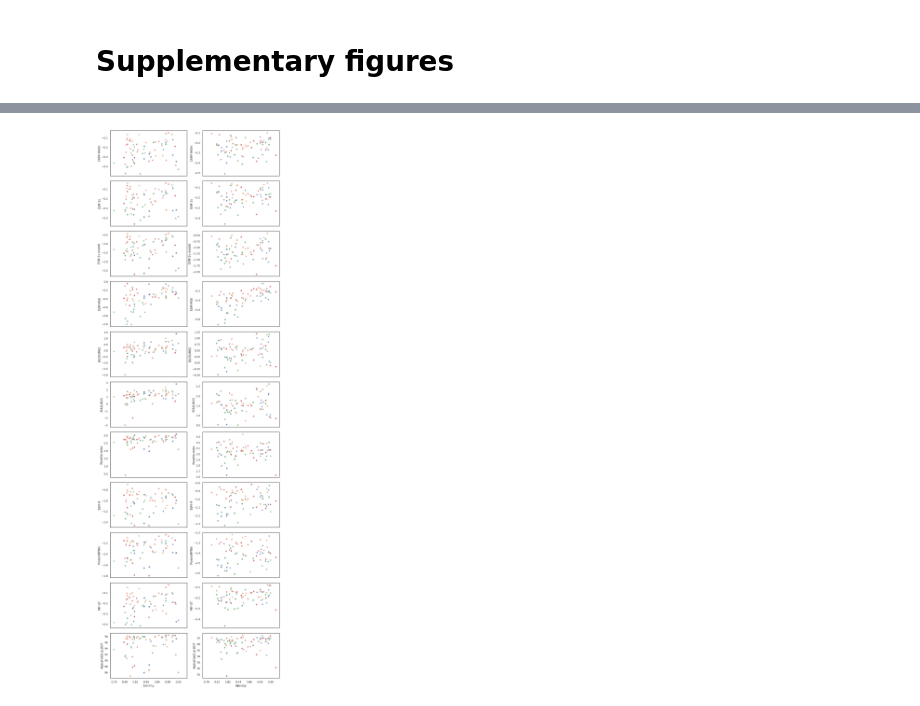
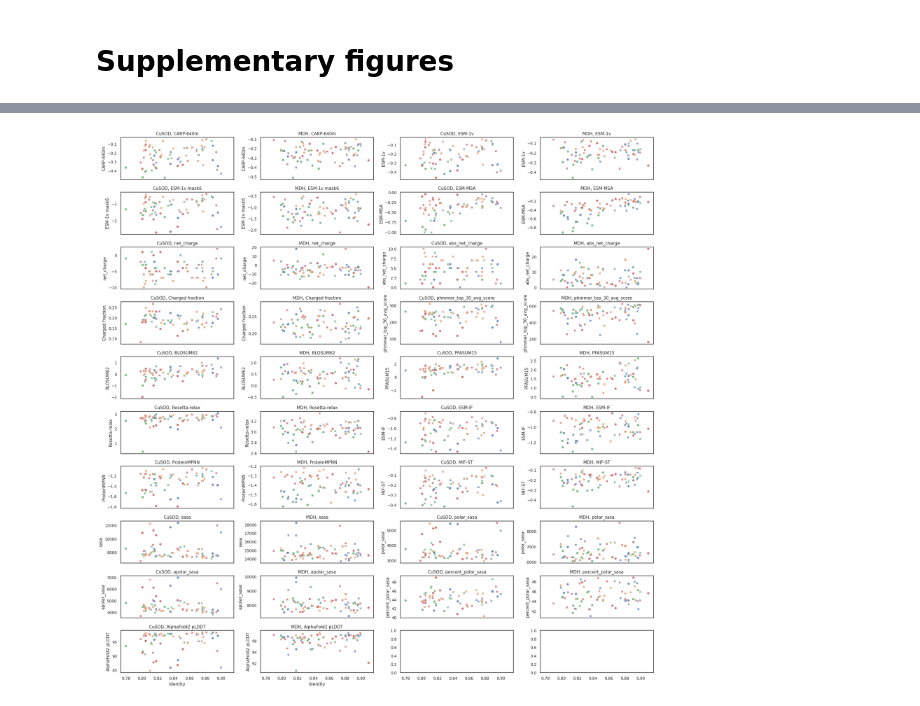
Before and after one commit to seanrjohnson/protein_scoring, a Jupyter notebook: notebooks_for_figures/experimentally_tested_sequences_figures.ipynb, the cells around one changed output, grey strips where cells are left out. Cells and saved outputs as stored; diff of their text form; code cells hidden in the pictures.

Commit message:
quantitative assay data

```diff
--- a/notebooks_for_figures/experimentally_tested_sequences_figures.ipynb
+++ b/notebooks_for_figures/experimentally_tested_sequences_figures.ipynb
@@ -17,6 +19,7 @@ from pathlib import Path
 # %%
 MAIN_TEXT_METRICS = ["CARP-640m", "ESM-1v", "ESM-MSA", "BLOSUM62", "Identity", "Rosetta-relax", "ESM-IF", "ProteinMPNN", "MIF-ST", "AlphaFold2 pLDDT"]
-ALL_METRICS = ["CARP-640m", "ESM-1v", "ESM-1v mask6", "ESM-MSA", "BLOSUM62", "PFASUM15", "Identity", "Rosetta-relax", "ESM-IF", "ProteinMPNN", "MIF-ST", "AlphaFold2 pLDDT"]#, "longest_repeat_1", "longest_repeat_2"]
+ALL_METRICS = ["net_charge", "abs_net_charge", "Charged fraction", "CARP-640m", "ESM-1v", "ESM-1v mask6", "ESM-MSA", "phmmer_top_30_avg_score", "BLOSUM62", "PFASUM15", "Identity", "Rosetta-relax", "ESM-IF", "ProteinMPNN", "MIF-ST", "sasa", "polar_sasa", "apolar_sasa", "percent_polar_sasa", "AlphaFold2 pLDDT"] #, "longest_repeat_1", "longest_repeat_2"]
+
 MODEL_HUE_ORDER = ["test", "ASR", "GAN", "ESM-MSA"]
 ACTIVITY_STYLE_ORDER = [0,1]
 ROUND_HUE_ORDER = ["round1","round2"]
@@ -29,6 +32,7 @@ heatmap_cmap="Blues"
 
 set_colors_map=OrderedDict([
     ("passing","#17becf"),
+    ("selected","#17becf"),
     ("control","#9467bd"),
     ("round 2","black")
 ])
@@ -319,20 +397,24 @@ plt.savefig(f"{outdir}/round2_supplemental_metrics_{family}.png", dpi=300)
 # %%
-fig, axes = plt.subplots(len(ALL_METRICS) - 1, 2, sharex=True, sharey=False, figsize=(10,30))
-for family_i, family in enumerate(["CuSOD", "MDH"]):
-    metric_i = 0
-    df = experimentally_tested_metrics[
-    (experimentally_tested_metrics['Round'] == 'round2') &
-    (experimentally_tested_metrics['Model'] != "pre-test" ) &
-    (experimentally_tested_metrics['Family'] == family)
-    ]
-    for metric in ALL_METRICS:
-        if metric == "Identity":
-            continue
-        ax = sns.scatterplot(x="Identity", y=metric, data=df, alpha=0.8, ax=axes[metric_i, family_i], hue="Model", hue_order=MODEL_HUE_ORDER, style="Activity", style_order=ACTIVITY_STYLE_ORDER)
-        metric_i += 1
+fig, axes = plt.subplots(math.ceil((len(ALL_METRICS) - 1)/2), 4, sharex=True, sharey=False, figsize=(20,20))
+axes = axes.flat
+ax_i = -1
+for metric in ALL_METRICS:
+    if metric == "Identity":
+        continue
+
+    for family_i, family in enumerate(["CuSOD", "MDH"]):
+        df = experimentally_tested_metrics[
+        (experimentally_tested_metrics['Round'] == 'round2') &
+        (experimentally_tested_metrics['Model'] != "pre-test" ) &
+        (experimentally_tested_metrics['Family'] == family)
+        ]
+        ax_i += 1
+        ax = sns.scatterplot(x="Identity", y=metric, data=df, alpha=0.8, ax=axes[ax_i], hue="Model", hue_order=MODEL_HUE_ORDER, style="Activity", style_order=ACTIVITY_STYLE_ORDER)
+        ax.title.set_text(f"{family}, {metric}")
         ax.get_legend().remove()
+
 plt.tight_layout()
 plt.savefig(f"{outdir}/round2_supplemental_metrics_vs_identity_CuSOD_left_MDH_right.png", dpi=300)
 # %% [output]
-[figure, old version]
+[figure, new version]
 # %%
```
Also changed, not shown: parts of 16 cells of this notebook, 7 other files.
